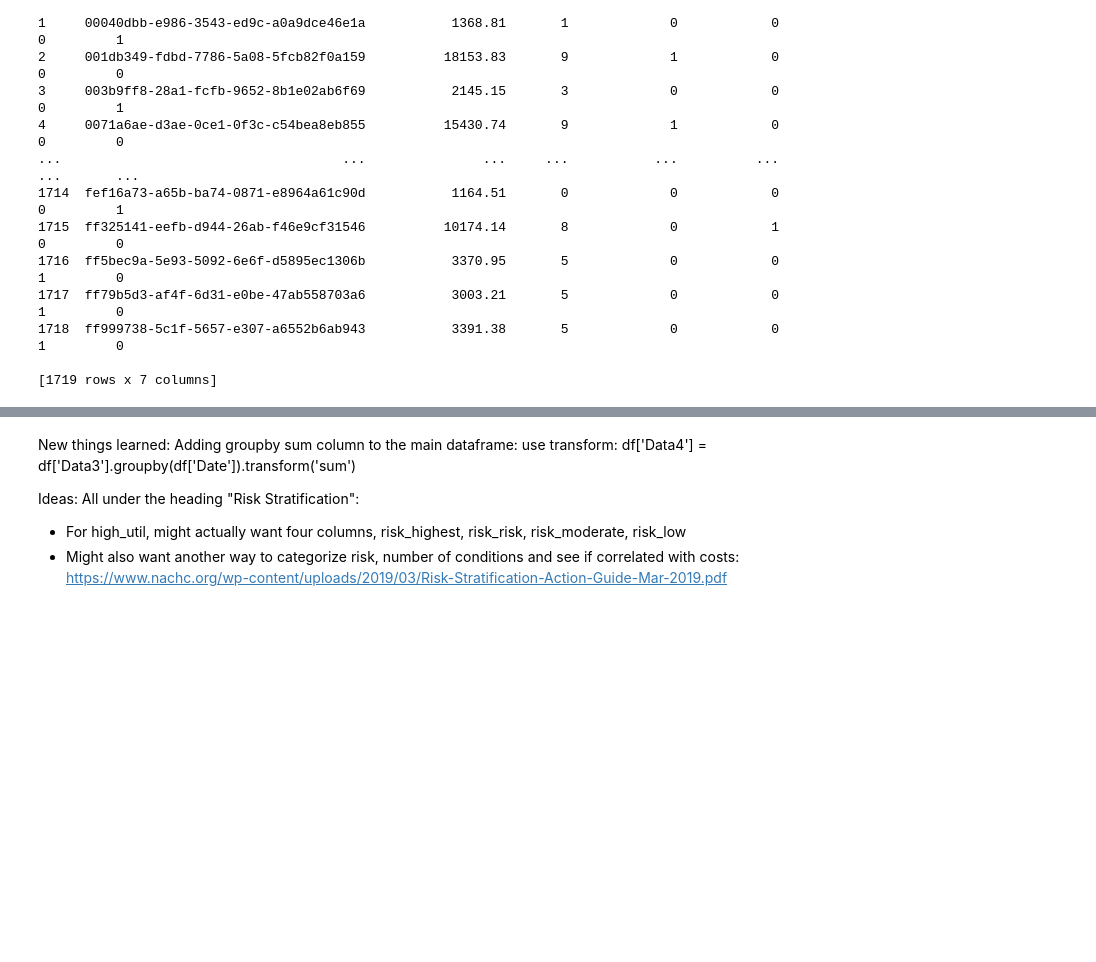
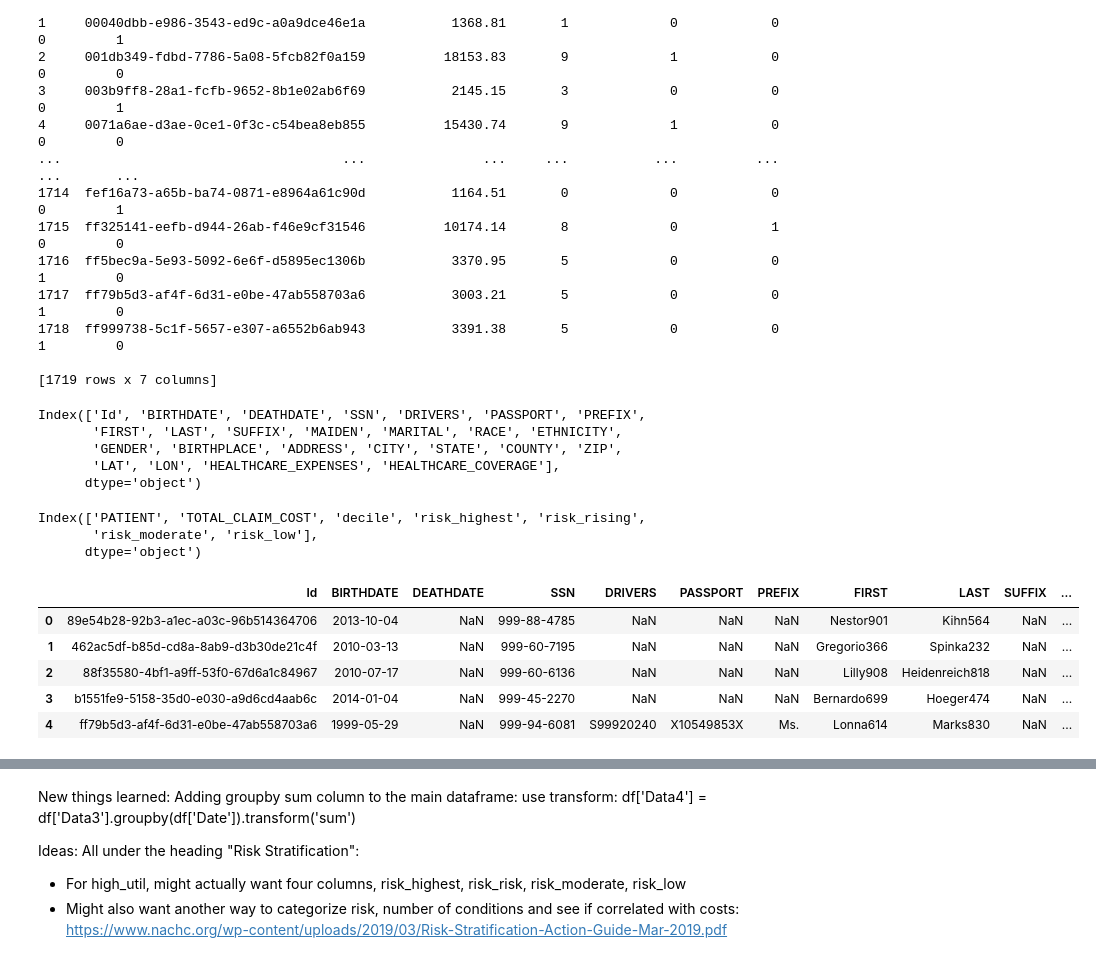
Before and after one commit to ProfAaronBaird/HealthAnalytics, a Jupyter notebook: notebooks/Health_Analytics_Synthea_Test.ipynb, the cells around one changed output, grey strips where cells are left out. Saved outputs shown, nothing was run; the diff lists cells and outputs as text; code cells hidden in the pictures; blank space fills up the shorter version.

```diff
--- a/notebooks/Health_Analytics_Synthea_Test.ipynb
+++ b/notebooks/Health_Analytics_Synthea_Test.ipynb
@@ -221,3 +216,29 @@ print(dfjg)
 1718  ff999738-5c1f-5657-e307-a6552b6ab943           3391.38       5             0            0              1         0
 
 [1719 rows x 7 columns]
+# %%
+dfp.columns
+# %% [output]
+Index(['Id', 'BIRTHDATE', 'DEATHDATE', 'SSN', 'DRIVERS', 'PASSPORT', 'PREFIX',
+       'FIRST', 'LAST', 'SUFFIX', 'MAIDEN', 'MARITAL', 'RACE', 'ETHNICITY',
+       'GENDER', 'BIRTHPLACE', 'ADDRESS', 'CITY', 'STATE', 'COUNTY', 'ZIP',
+       'LAT', 'LON', 'HEALTHCARE_EXPENSES', 'HEALTHCARE_COVERAGE'],
+      dtype='object')
+# %%
+dfjg.columns
+# %% [output]
+Index(['PATIENT', 'TOTAL_CLAIM_COST', 'decile', 'risk_highest', 'risk_rising',
+       'risk_moderate', 'risk_low'],
+      dtype='object')
+# %%
+# Merge back with patient dataframe
+dfm = pd.merge(dfp, dfjg, left_index=True, right_index=True) # or left_on='Id', right_on='PATIENT'
+# %%
+dfm.describe()
+# %% [output]
+|  | Id | BIRTHDATE | DEATHDATE | SSN | DRIVERS | PASSPORT | PREFIX | FIRST | LAST | SUFFIX | ... |
+| 0 | 89e54b28-92b3-a1ec-a03c-96b514364706 | 2013-10-04 | NaN | 999-88-4785 | NaN | NaN | NaN | Nestor901 | Kihn564 | NaN | ... |
+| 1 | 462ac5df-b85d-cd8a-8ab9-d3b30de21c4f | 2010-03-13 | NaN | 999-60-7195 | NaN | NaN | NaN | Gregorio366 | Spinka232 | NaN | ... |
+| 2 | 88f35580-4bf1-a9ff-53f0-67d6a1c84967 | 2010-07-17 | NaN | 999-60-6136 | NaN | NaN | NaN | Lilly908 | Heidenreich818 | NaN | ... |
+| 3 | b1551fe9-5158-35d0-e030-a9d6cd4aab6c | 2014-01-04 | NaN | 999-45-2270 | NaN | NaN | NaN | Bernardo699 | Hoeger474 | NaN | ... |
+| 4 | ff79b5d3-af4f-6d31-e0be-47ab558703a6 | 1999-05-29 | NaN | 999-94-6081 | S99920240 | X10549853X | Ms. | Lonna614 | Marks830 | NaN | ... |
```
Also changed, not shown: parts of 3 cells of this notebook.
